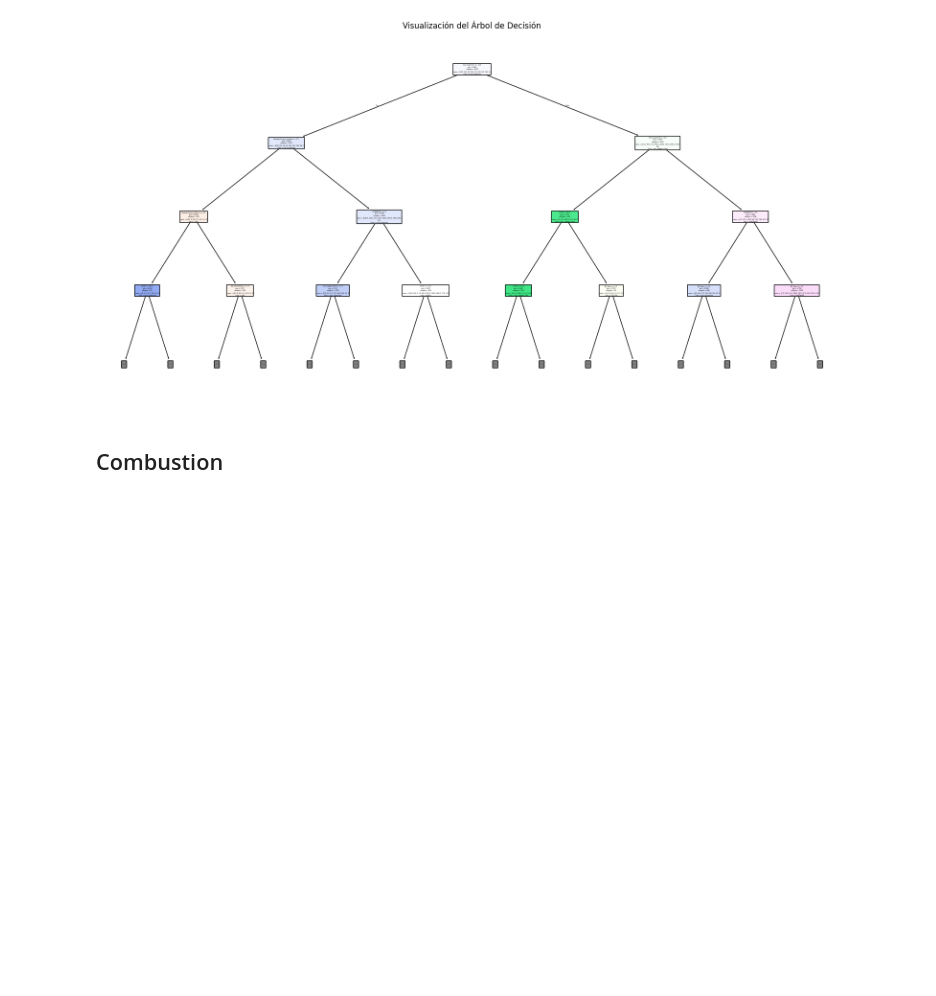
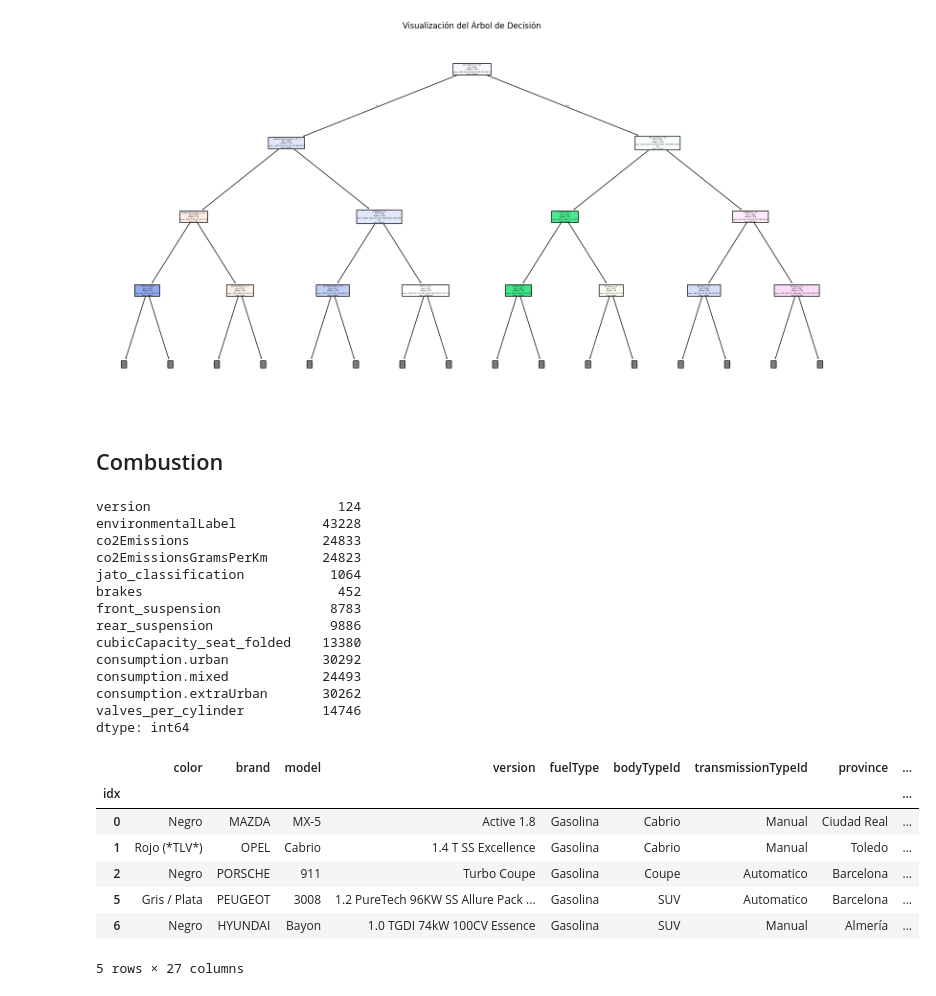
Before and after one commit to Lingfeng555/Cars_Price_Prediction, a Jupyter notebook: CART/Cart3.ipynb, the cells around one changed output. Saved outputs shown, nothing was run; the diff lists cells and outputs as text; code cells hidden in the pictures; blank space fills up the shorter version.

Commit message:
progress combustion

```diff
--- a/CART/Cart3.ipynb
+++ b/CART/Cart3.ipynb
@@ -548,7 +571,47 @@ def get_combustion_categorical_columns(df: pd.DataFrame) -> pd.DataFrame:
 # %%
+
 # Quit all electric columns from data['Combustion']
-pd.set_option('display.max_columns', None)
 for column in data['Combustion'].columns:
     if column.startswith('electric'):
         data['Combustion'] = data['Combustion'].drop(columns=column)
+pd.set_option('display.max_rows', None)
+# %%
+# convert object columns to category
+data['Combustion'] = category_convert(data['Combustion'])
+
+categorical_columns = get_combustion_categorical_columns(data['Combustion'])
+
+#categorical_columns = fill_combustion_categorical_columns(categorical_columns)
+
+data['Combustion'][categorical_columns.columns] = categorical_columns
+
+# Check amount of missing values
+missing_values = data['Combustion'].isnull().sum()
+missing_values = missing_values[missing_values > 0]
+
+print(missing_values)
+categorical_columns.head()
+# %% [output]
+version                        124
+environmentalLabel           43228
+co2Emissions                 24833
+co2EmissionsGramsPerKm       24823
+jato_classification           1064
+brakes                         452
+front_suspension              8783
+rear_suspension               9886
+cubicCapacity_seat_folded    13380
+consumption.urban            30292
+consumption.mixed            24493
+consumption.extraUrban       30262
+valves_per_cylinder          14746
+dtype: int64
+|  | color | brand | model | version | fuelType | bodyTypeId | transmissionTypeId | province | ... |
+| idx |  |  |  |  |  |  |  |  | ... |
+| 0 | Negro | MAZDA | MX-5 | Active 1.8 | Gasolina | Cabrio | Manual | Ciudad Real | ... |
+| 1 | Rojo (*TLV*) | OPEL | Cabrio | 1.4 T SS Excellence | Gasolina | Cabrio | Manual | Toledo | ... |
+| 2 | Negro | PORSCHE | 911 | Turbo Coupe | Gasolina | Coupe | Automatico | Barcelona | ... |
+| 5 | Gris / Plata | PEUGEOT | 3008 | 1.2 PureTech 96KW SS Allure Pack ... | Gasolina | SUV | Automatico | Barcelona | ... |
+| 6 | Negro | HYUNDAI | Bayon | 1.0 TGDI 74kW 100CV Essence | Gasolina | SUV | Manual | Almería | ... |
+5 rows × 27 columns
 # %%
```
Also changed, not shown: parts of 7 cells of this notebook.
